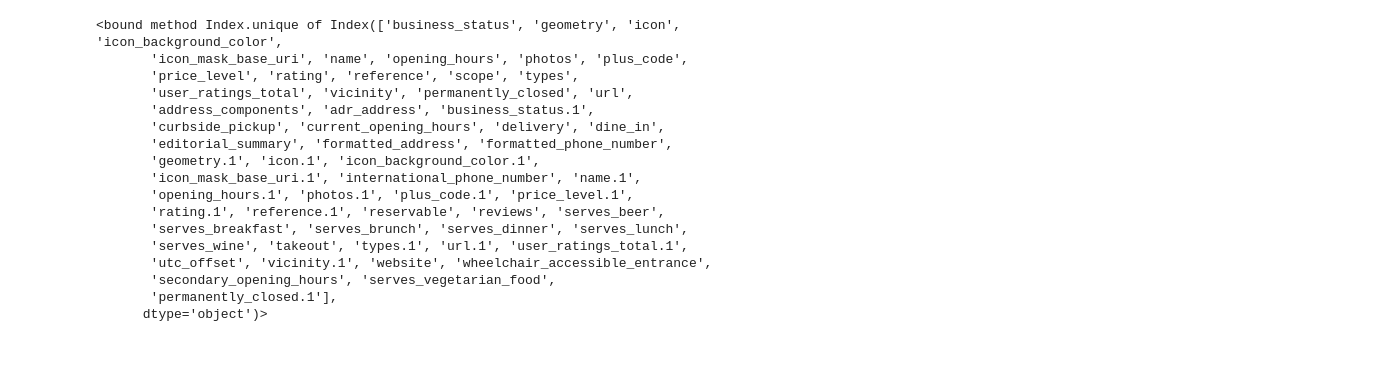
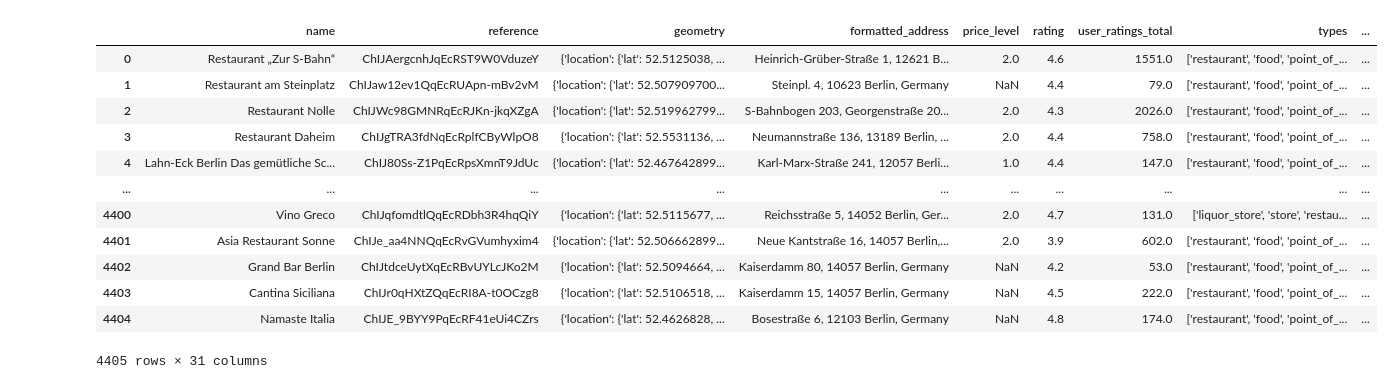
Before and after one commit to Phylanxy/drop_into_berlin, a Jupyter notebook: main.ipynb, the cells around one changed output. Cells and saved outputs as stored; diff of their text form; code cells hidden in the pictures; blank space fills up the shorter version.

```diff
--- a/main.ipynb
+++ b/main.ipynb
@@ -6,22 +6,30 @@ import requests
 # %%
 df = pd.read_excel("restaurant_restaurants_final.xlsx")
+# %%
+cols_to_drop = ['vicinity.1', 'permanently_closed.1', 'secondary_opening_hours', 'utc_offset', 'user_ratings_total.1', 'url.1', 'types.1', 'name.1',
+       'opening_hours.1', 'photos.1', 'plus_code.1', 'price_level.1', 'rating.1', 'reference.1',  'geometry.1', 'icon.1', 'icon_background_color.1', 'current_opening_hours', 'adr_address', 'business_status.1', 'address_components', 'icon', 'icon_background_color', 'icon', 'icon_background_color',
+       'icon_mask_base_uri', 'icon_mask_base_uri.1', 'scope', 'formatted_phone_number', "opening_hours"]
+# %%
+df = df.drop(cols_to_drop, axis=1)
+# %%
+df = df[['name', 'reference', 'geometry', 'formatted_address',
+       'price_level', 'rating', 'user_ratings_total', 'types','editorial_summary', 'reviews',
+       'curbside_pickup', 'delivery', 'dine_in', 'takeout', 'reservable',
+       'serves_beer', 'serves_breakfast', 'serves_brunch', 'serves_dinner', 'serves_lunch', 'serves_vegetarian_food', 'serves_wine',
+       'wheelchair_accessible_entrance', 'website', 'international_phone_number', 'photos', 'vicinity', 'url', 'business_status','permanently_closed', 'plus_code']]
 # %%
-df.columns.unique
+df
 # %% [output]
+|  | name | reference | geometry | formatted_address | price_level | rating | user_ratings_total | types | ... |
+| 0 | Restaurant „Zur S-Bahn“ | ChIJAergcnhJqEcRST9W0VduzeY | {'location': {'lat': 52.5125038, ... | Heinrich-Grüber-Straße 1, 12621 B... | 2.0 | 4.6 | 1551.0 | ['restaurant', 'food', 'point_of_... | ... |
+| 1 | Restaurant am Steinplatz | ChIJaw12ev1QqEcRUApn-mBv2vM | {'location': {'lat': 52.507909700... | Steinpl. 4, 10623 Berlin, Germany | NaN | 4.4 | 79.0 | ['restaurant', 'food', 'point_of_... | ... |
+| 2 | Restaurant Nolle | ChIJWc98GMNRqEcRJKn-jkqXZgA | {'location': {'lat': 52.519962799... | S-Bahnbogen 203, Georgenstraße 20... | 2.0 | 4.3 | 2026.0 | ['restaurant', 'food', 'point_of_... | ... |
+| 3 | Restaurant Daheim | ChIJgTRA3fdNqEcRplfCByWlpO8 | {'location': {'lat': 52.5531136, ... | Neumannstraße 136, 13189 Berlin, ... | 2.0 | 4.4 | 758.0 | ['restaurant', 'food', 'point_of_... | ... |
+| 4 | Lahn-Eck Berlin Das gemütliche Sc... | ChIJ80Ss-Z1PqEcRpsXmnT9JdUc | {'location': {'lat': 52.467642899... | Karl-Marx-Straße 241, 12057 Berli... | 1.0 | 4.4 | 147.0 | ['restaurant', 'food', 'point_of_... | ... |
+| ... | ... | ... | ... | ... | ... | ... | ... | ... | ... |
+| 4400 | Vino Greco | ChIJqfomdtlQqEcRDbh3R4hqQiY | {'location': {'lat': 52.5115677, ... | Reichsstraße 5, 14052 Berlin, Ger... | 2.0 | 4.7 | 131.0 | ['liquor_store', 'store', 'restau... | ... |
+| 4401 | Asia Restaurant Sonne | ChIJe_aa4NNQqEcRvGVumhyxim4 | {'location': {'lat': 52.506662899... | Neue Kantstraße 16, 14057 Berlin,... | 2.0 | 3.9 | 602.0 | ['restaurant', 'food', 'point_of_... | ... |
+| 4402 | Grand Bar Berlin | ChIJtdceUytXqEcRBvUYLcJKo2M | {'location': {'lat': 52.5094664, ... | Kaiserdamm 80, 14057 Berlin, Germany | NaN | 4.2 | 53.0 | ['restaurant', 'food', 'point_of_... | ... |
+| 4403 | Cantina Siciliana | ChIJr0qHXtZQqEcRI8A-t0OCzg8 | {'location': {'lat': 52.5106518, ... | Kaiserdamm 15, 14057 Berlin, Germany | NaN | 4.5 | 222.0 | ['restaurant', 'food', 'point_of_... | ... |
+| 4404 | Namaste Italia | ChIJE_9BYY9PqEcRF41eUi4CZrs | {'location': {'lat': 52.4626828, ... | Bosestraße 6, 12103 Berlin, Germany | NaN | 4.8 | 174.0 | ['restaurant', 'food', 'point_of_... | ... |
-<bound method Index.unique of Index(['business_status', 'geometry', 'icon', 'icon_background_color',
-       'icon_mask_base_uri', 'name', 'opening_hours', 'photos', 'plus_code',
-       'price_level', 'rating', 'reference', 'scope', 'types',
-       'user_ratings_total', 'vicinity', 'permanently_closed', 'url',
-       'address_components', 'adr_address', 'business_status.1',
-       'curbside_pickup', 'current_opening_hours', 'delivery', 'dine_in',
-       'editorial_summary', 'formatted_address', 'formatted_phone_number',
-       'geometry.1', 'icon.1', 'icon_background_color.1',
-       'icon_mask_base_uri.1', 'international_phone_number', 'name.1',
-       'opening_hours.1', 'photos.1', 'plus_code.1', 'price_level.1',
-       'rating.1', 'reference.1', 'reservable', 'reviews', 'serves_beer',
-       'serves_breakfast', 'serves_brunch', 'serves_dinner', 'serves_lunch',
-       'serves_wine', 'takeout', 'types.1', 'url.1', 'user_ratings_total.1',
-       'utc_offset', 'vicinity.1', 'website', 'wheelchair_accessible_entrance',
-       'secondary_opening_hours', 'serves_vegetarian_food',
-       'permanently_closed.1'],
-      dtype='object')>
+4405 rows × 31 columns
```
Also changed, not shown: parts of 10 cells of this notebook, 1 other file.
